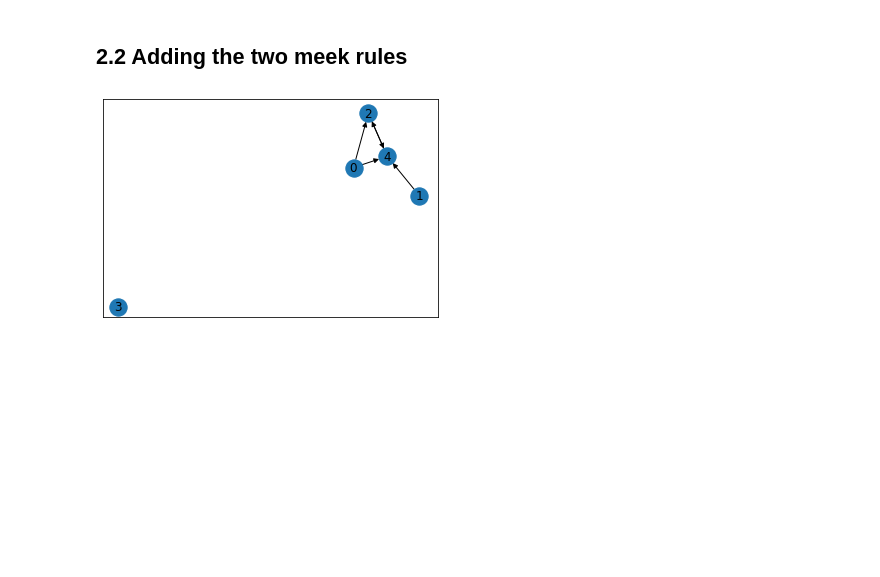
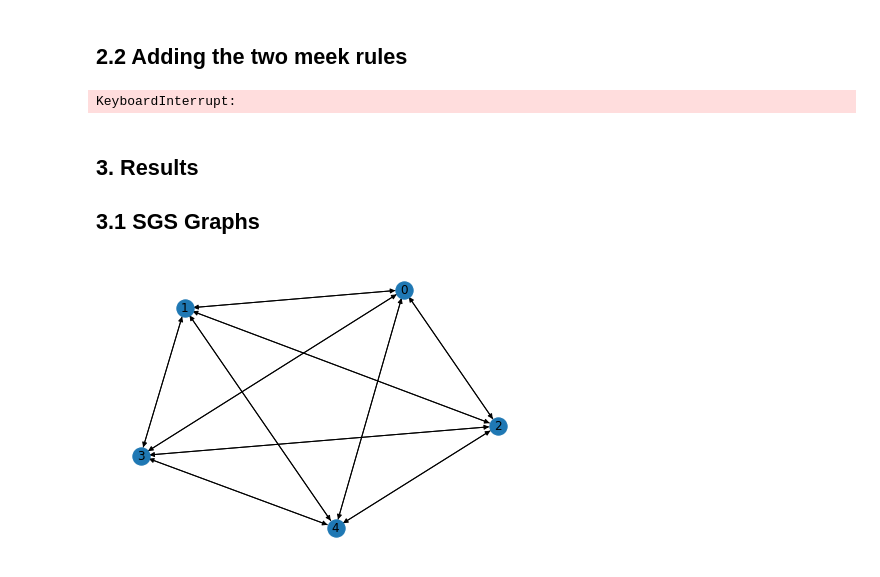
Before and after one commit to 0xMarmelade/mgt-416-causal-inference, a Jupyter notebook: Final Project/Final Project/ex1.ipynb, the cells around one changed output. Saved outputs shown, nothing was run; the diff lists cells and outputs as text; code cells hidden in the pictures; blank space fills up the shorter version.

```diff
--- a/Final Project/Final Project/ex1.ipynb
+++ b/Final Project/Final Project/ex1.ipynb
@@ -146,0 +123,3 @@ def add_v_structures(graph: nx.Graph, Z_set: [set]) -> nx.DiGraph:
+# %%
+for (i,j,k) in itertools.combinations([1,2,3,4,5], 3):
+    print(i,j,k)
@@ -148,14 +157,20 @@ def add_v_structures(graph: nx.Graph, Z_set: [set]) -> nx.DiGraph:
 ## 2.2 Adding the two meek rules
 # %%
 def add_meek_rules(directed_graph: nx.DiGraph) -> nx.DiGraph:
-    for node_pair in itertools.combinations(directed_graph, 2):
-        node_i, node_j = node_pair
+    directed_graph = nx.DiGraph(graph)
+    nodes = range(len(graph.nodes))
+    for i in nodes :
+        nodes_j = list(nodes)
+        nodes_j.remove(i)
+        for j in nodes_j:
+            nodes_k = list(nodes_j)
+            nodes_k.remove(j)
 
         # meek 1
-        if directed_graph.has_edge(node_i, node_j) & directed_graph.has_edge(node_j, node_i):
+        if directed_graph.has_edge(i, j) & directed_graph.has_edge(j, i):
             to_remove = set()
-            for parent in directed_graph.predecessors(node_i):
-                if directed_graph.has_edge(node_i, parent) or (directed_graph.has_edge(parent, node_j) or directed_graph.has_edge(node_j, parent)):
+            for parent in directed_graph.predecessors(i):
+                if directed_graph.has_edge(i, parent) or (directed_graph.has_edge(parent, j) or directed_graph.has_edge(node_j, parent)):
                     continue
                 else:
                    to_remove.add((node_j,node_i))
@@ -171,3 +186,12 @@ def add_meek_rules(directed_graph: nx.DiGraph) -> nx.DiGraph:
                     directed_graph.remove_edge(node_j, node_i)
 
     return  directed_graph
+# %%
+sgs_directed_graphs = []
+
+for dataset in datasets[:3]:
+    adjacency_mat, condition_set = sgs(dataset)
+    graph = nx.from_numpy_matrix(adjacency_mat)
+
+    directed_graph = add_v_structures(graph, condition_set)
+    sgs_directed_graphs.append(add_meek_rules(directed_graph))
@@ -174,11 +216,16 @@ def add_meek_rules(directed_graph: nx.DiGraph) -> nx.DiGraph:
 # %%
-adjacency_mat, condition_set = pc2(datasets[0])
+# For heavier matrix
+adjacency_mat, condition_set = pc2(datasets[3])
 graph = nx.from_numpy_matrix(adjacency_mat)
 
 directed_graph = add_v_structures(graph, condition_set)
-directed_graph = add_meek_rules(directed_graph)
-
-
-nx.draw_networkx(directed_graph, with_labels=True)
+pc2_directed_graphs.append(add_meek_rules(directed_graph))
 # %% [output]
-[figure, removed]
+KeyboardInterrupt:
+# %% [markdown]
+## 3. Results
+## 3.1 SGS Graphs
+# %%
+nx.draw(sgs_directed_graphs[0], with_labels=True)
+# %% [output]
+[figure, added]
```
Also changed, not shown: parts of 17 cells of this notebook.
